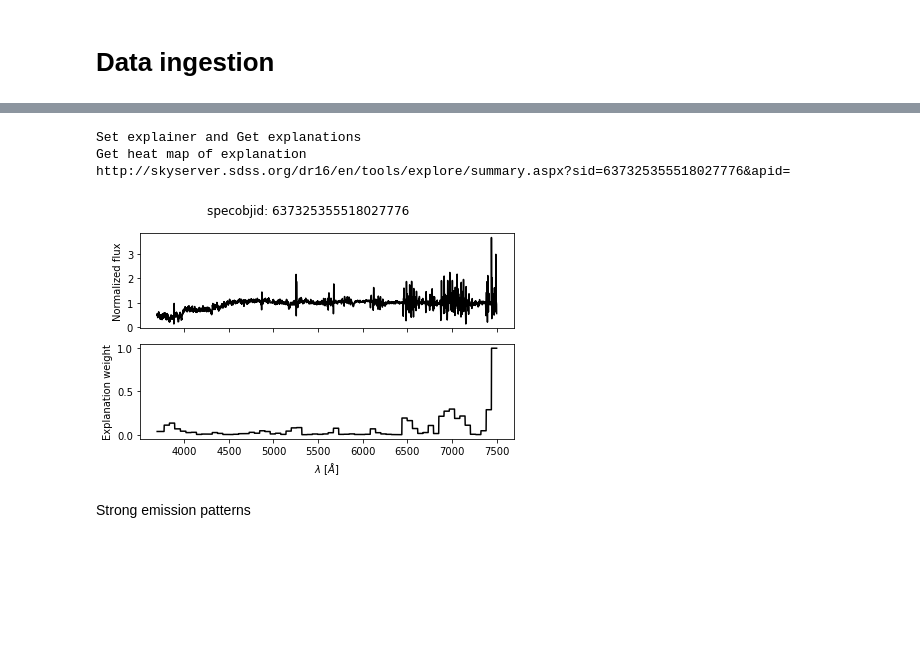
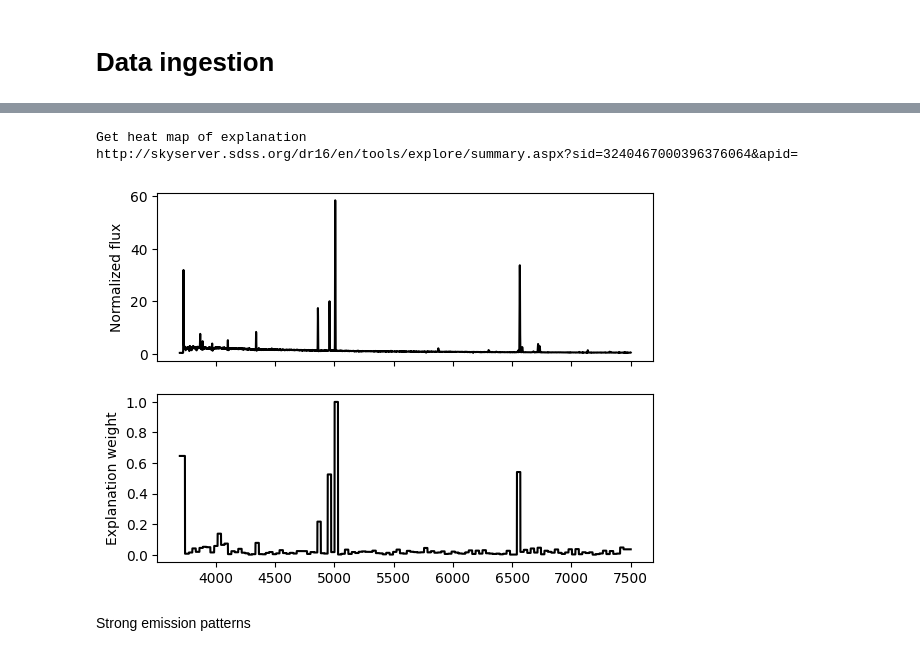
Before and after one commit to ed-ortizm/xai-astronomy, a Jupyter notebook: paper/results/02_explanations_representative_anomalies.ipynb, the cells around one changed output, grey strips where cells are left out. Saved outputs shown, nothing was run; the diff lists cells and outputs as text; code cells hidden in the pictures; blank space fills up the shorter version.

Commit message:
feature: set code to plot explanations from local machine. The explanaions I have now were made for clustering and do not align with intuition for astronomers section from paper

```diff
--- a/paper/results/02_explanations_representative_anomalies.ipynb
+++ b/paper/results/02_explanations_representative_anomalies.ipynb
@@ -93,71 +122,60 @@ Bad sky substraction
 score_config = {
     "metric": "mse",
     "velocity": 0,
     # if reconstruction
     "relative": False,
     "percentage": 100,
     "epsilon": 0.001,
     "lines": list(GALAXY_LINES.keys()),
 }
+
 lime_config = {
     "segmentation": "uniform",
-    "number_segments": 64,
-    "number_samples": 5000,
-    "batch_size": 100,
-    "progress_bar": False,
-    "distance_metric": "cosine",
-    "number_features": 10000,
+    "number_segments": 128,
 }
-fudge_config = {
-    # same, same_shape, flat, with_mean, gaussians, scale
-    "kind_of_fudge": "scale",
-    # scale
-    "scale_factor": 0.9,
-    # flat
-    "continuum": 1,
-    # gaussians
-    "amplitude": 1.0,
-    "sigmas_in_segment": 8,
-    # control-noise
-    "same_noise": True,
-    "kernel_size": 3,
-    "sigma": 0,
-}
+
 # Load data frame with anomalies
 anomaly_from_score = score_name(score_config)
 anomalies_df = pd.read_csv(
-    f"{explanations_directory}/{anomaly_from_score}/top_anomalies.csv.gz",
+    f"{explanations_dir}/{anomaly_from_score}/top_anomalies.csv.gz",
     index_col="specobjid",
 )
 
-specobjid = anomalies_df.index[-94]
+# specobjid = 637325355518027776
+specobjid = 3240467000396376064
 idx_spectrum = specobjid_to_idx(specobjid, idx_id)
 spectrum = spectra[idx_spectrum]
 
-explanation = explain_reconstruction_score(
-    wave, spectrum, score_config, lime_config, fudge_config, model
-)
+with open(
+    f"{explanations_dir}/{anomaly_from_score}/000/{specobjid}.pkl",
+    "rb",
+) as file:
+    explanation = pickle.load(file)
+type(explanation)
+
+# explanation = explain_reconstruction_score(
+#     wave, spectrum, score_config, lime_config, fudge_config, model
+# )
 
 fig, axs = interpret(
     wave, explanation=explanation, positive=0, negative=0, figsize=None
 )
 print(meta.get_sky_server_url(specobjid))
 
-fig.suptitle(f"specobjid: {specobjid}")
-fig.tight_layout()
+# fig.suptitle(f"specobjid: {specobjid}")
+# fig.tight_layout()
 
-save_to = "/home/edgar/explain-me-why/sections/figures/explanations"
-FileDirectory.check_directory(save_to, exit_program=False)
-explanation_Str = explanation_name(lime_config, fudge_config)
-
-# fig.savefig(
-#     f"{save_to}/{specobjid}_{anomaly_from_score}_{explanation_Str}.pdf"
-# )
+# # save_to = "/home/edgar/explain-me-why/sections/figures/explanations"
+# # FileDirectory.check_directory(save_to, exit_program=False)
+# explanation_str = explanation_name(lime_config, fudge_config)
+# print(explanation_str)
+# # fig.savefig(
+# #     f"{save_to}/{specobjid}_{anomaly_from_score}_{explanation_Str}.pdf"
+# # )
 # %% [output]
-Set explainer and Get explanations
 Get heat map of explanation
-http://skyserver.sdss.org/dr16/en/tools/explore/summary.aspx?sid=637325355518027776&apid=
+http://skyserver.sdss.org/dr16/en/tools/explore/summary.aspx?sid=3240467000396376064&apid=
-[figure, old version]
+[figure, new version]
 # %% [markdown]
 Strong emission patterns
 # %%
```
Also changed, not shown: parts of 6 cells of this notebook.
